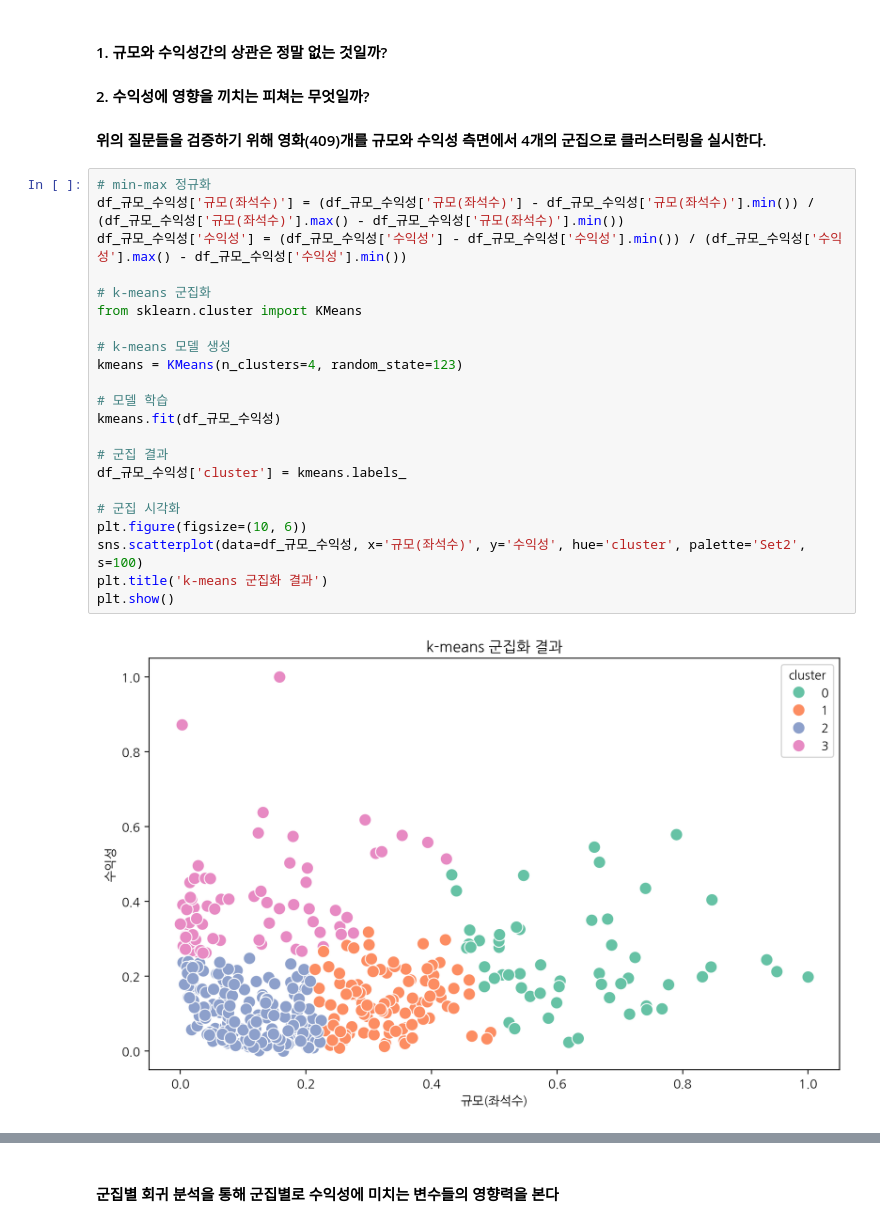
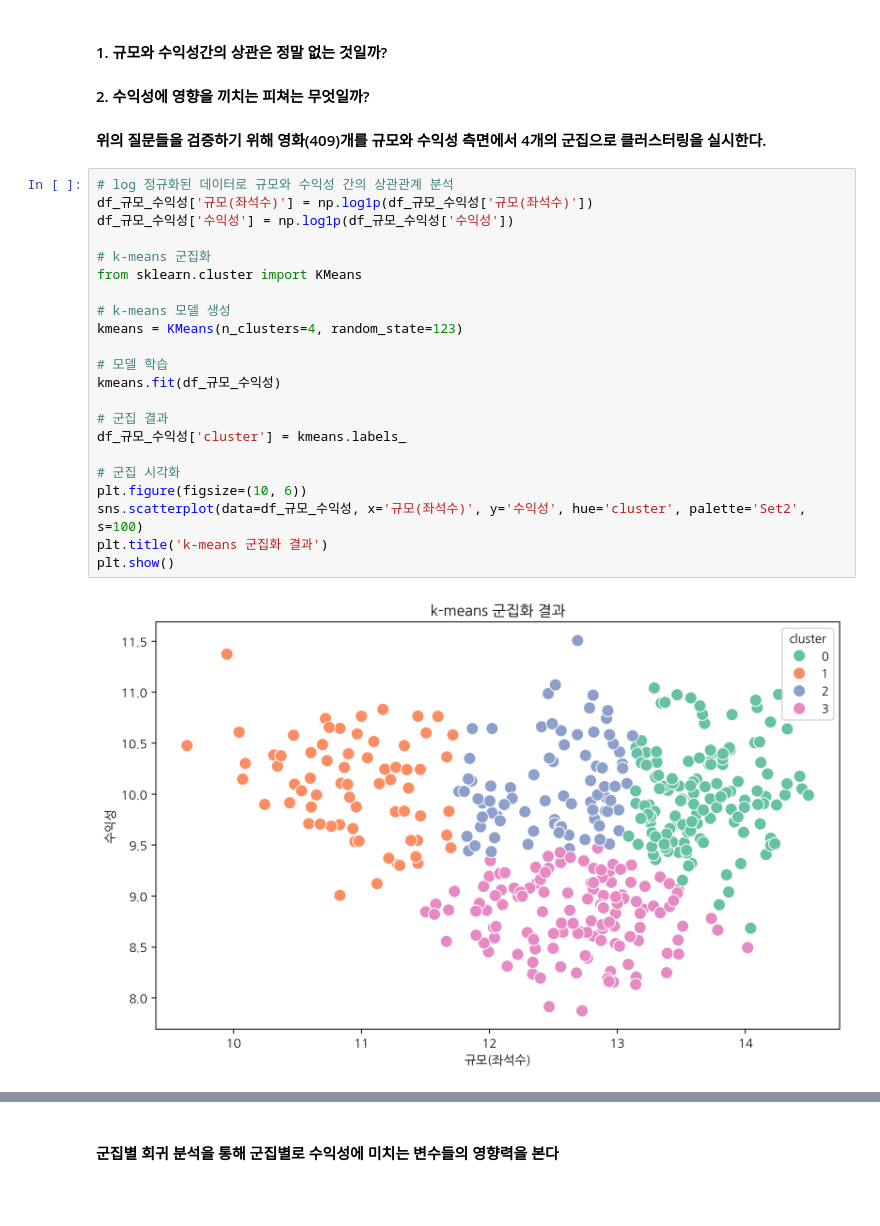
Before and after one commit to d0gyunkim/Big_analytics_project, a Jupyter notebook: 첫번째가설_정리.ipynb, the cells around one changed output, grey strips where cells are left out. Saved outputs shown, nothing was run; the diff lists cells and outputs as text; blank space fills up the shorter version.

```diff
--- a/첫번째가설_정리.ipynb
+++ b/첫번째가설_정리.ipynb
@@ -123,29 +123,29 @@ print('규모와 수익성 간의 상관계수:', df_규모_수익성_log['규
 
 #### 위의 질문들을 검증하기 위해 영화(409)개를 규모와 수익성 측면에서 4개의 군집으로 클러스터링을 실시한다.
 # %%
-# min-max 정규화
-df_규모_수익성['규모(좌석수)'] = (df_규모_수익성['규모(좌석수)'] - df_규모_수익성['규모(좌석수)'].min()) / (df_규모_수익성['규모(좌석수)'].max() - df_규모_수익성['규모(좌석수)'].min())
-df_규모_수익성['수익성'] = (df_규모_수익성['수익성'] - df_규모_수익성['수익성'].min()) / (df_규모_수익성['수익성'].max() - df_규모_수익성['수익성'].min())
+# log 정규화된 데이터로 규모와 수익성 간의 상관관계 분석
+df_규모_수익성['규모(좌석수)'] = np.log1p(df_규모_수익성['규모(좌석수)'])
+df_규모_수익성['수익성'] = np.log1p(df_규모_수익성['수익성'])
 
 # k-means 군집화
 from sklearn.cluster import KMeans
 
 # k-means 모델 생성
 kmeans = KMeans(n_clusters=4, random_state=123)
 
 # 모델 학습
 kmeans.fit(df_규모_수익성)
 
 # 군집 결과
 df_규모_수익성['cluster'] = kmeans.labels_
 
 # 군집 시각화
 plt.figure(figsize=(10, 6))
 sns.scatterplot(data=df_규모_수익성, x='규모(좌석수)', y='수익성', hue='cluster', palette='Set2', s=100)
 plt.title('k-means 군집화 결과')
 plt.show()
 # %% [output]
-[figure, old version]
+[figure, new version]
 # %%
 # 군집별 통계량
 df_규모_수익성.groupby('cluster').mean()
```
Also changed, not shown: parts of 16 cells of this notebook, 4 other files.
